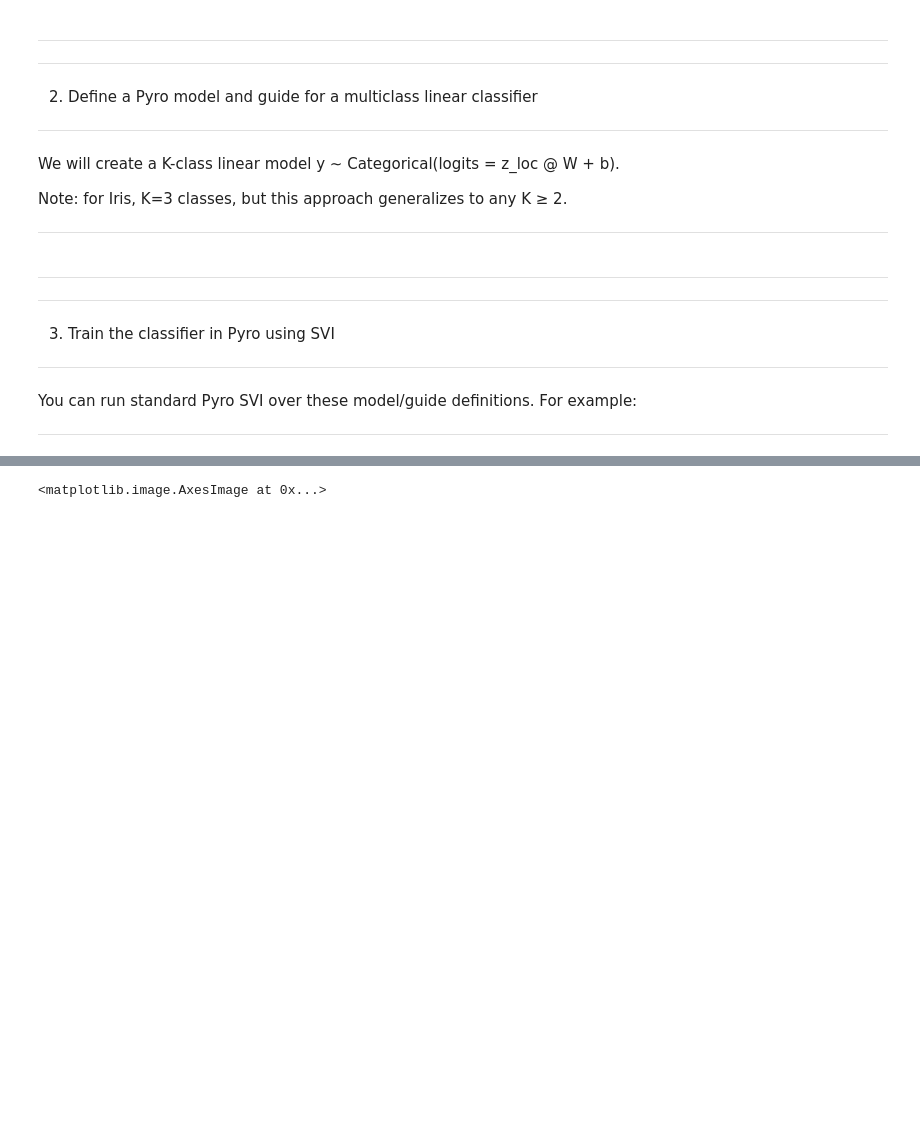
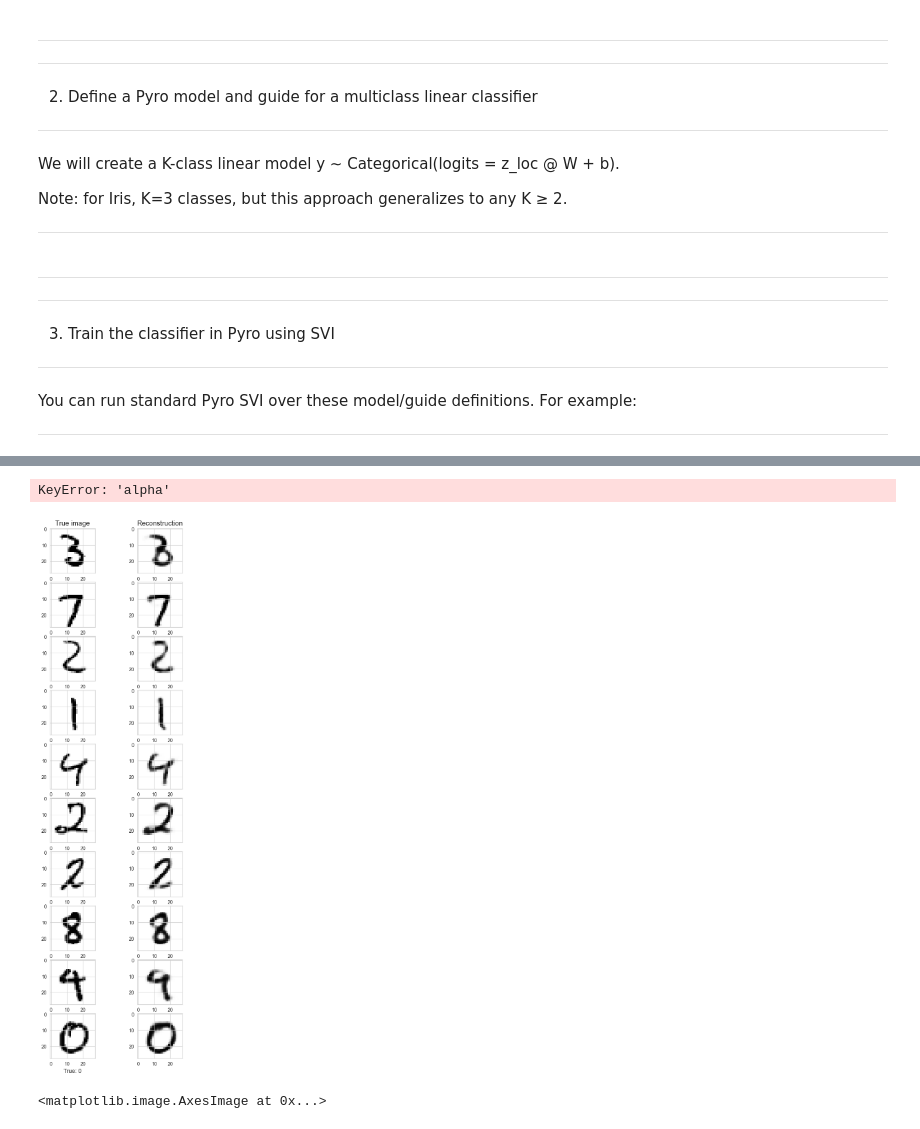
Before and after one commit to teisnotte/model-based-machine-learning-ssvae, a Jupyter notebook: ssVAE_mabeng.ipynb, the cells around one changed output, grey strips where cells are left out. Saved outputs shown, nothing was run; the diff lists cells and outputs as text; code cells hidden in the pictures; blank space fills up the shorter version.

```diff
--- a/ssVAE_mabeng.ipynb
+++ b/ssVAE_mabeng.ipynb
@@ -237,7 +237,7 @@ use_cuda = False
 # clear param store
 pyro.clear_param_store()
 # %%
-loaders = setup_data_loaders(MNIST, use_cuda=False, batch_size=256, sup_num=100)
-train_loader = loaders["unsup"]
+loaders = setup_data_loaders(MNIST, use_cuda=False, batch_size=256, sup_num=49000)
+train_loader = loaders["sup"]
 test_loader = loaders["test"]
 sup_loader = loaders["sup"]
@@ -245,0 +248,3 @@ ValueError: num_samples should be a positive integer value, but got num_samples=
+# %%
+for x,y in sup_loader:
+    print(y.shape)
@@ -455,21 +486,38 @@ for step in range(num_steps):
+# %%
+
+alpha = pyro.param("alpha")
+beta = pyro.param("beta")
+# %% [output]
+KeyError: 'alpha'
 # %%
 # pick 10 random test images from the first mini-batch and visualize how well we're reconstructing them
 fig, axs = plt.subplots(10,2, figsize=(6,20))
 x = next(iter(sup_loader))[0]
 # if on GPU put mini-batch into CUDA memory
 if use_cuda:
     x = x.cuda()
 #plot_vae_samples(vae, vis)
 reco_indices = np.random.randint(0, x.shape[0], 10)
 for i in range(10):
     index = reco_indices[i]
     test_img = x[index, :]
     reco_img = vae.reconstruct_img(test_img)
     axs[i,0].imshow(test_img.reshape(28, 28).detach().cpu().numpy(), cmap="Greys")
     axs[i,1].imshow(reco_img.reshape(28, 28).detach().cpu().numpy(), cmap="Greys")
 
 axs[0,0].set_title("True image");
 axs[0,1].set_title("Reconstruction");
+
+
+# Get true labels
+true_labels = torch.argmax(y_batch[reco_indices], dim=1)
+
+for i in range(10):
+    index = reco_indices[i]
+    axs[i,0].set_xlabel(f"True: {true_labels[i].item()}")
+    # axs[i,1].set_xlabel(f"Predicted: {predicted_labels[i].item()}")
+# %% [output]
+[figure, added]
 # %%
 plt.imshow(reco_img.reshape(28, 28).detach().cpu().numpy())
 # %% [output]
```
Also changed, not shown: parts of 8 cells of this notebook.
